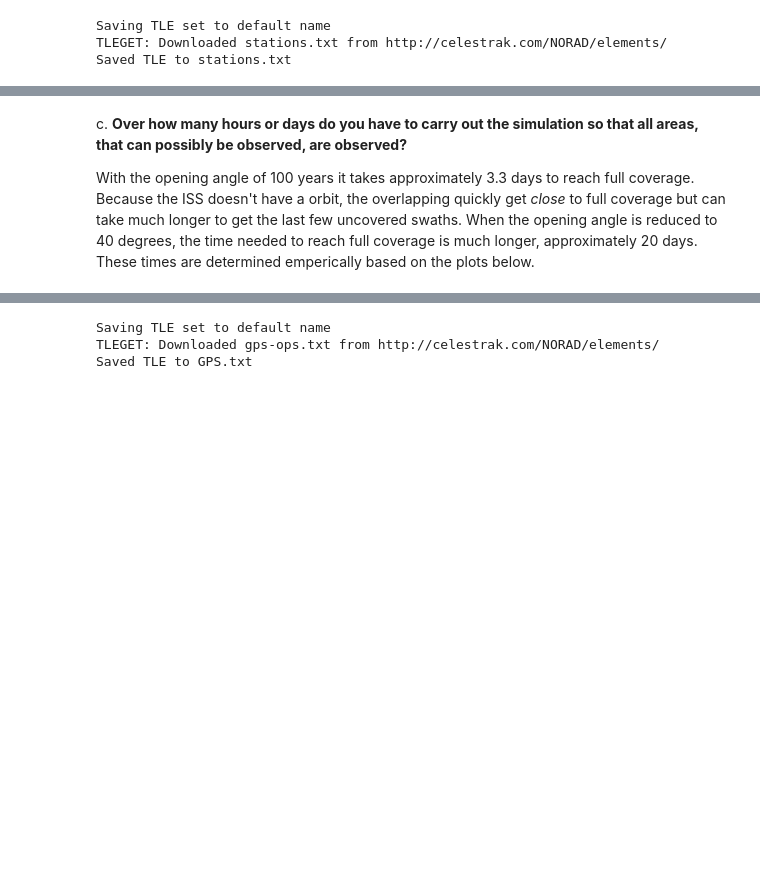
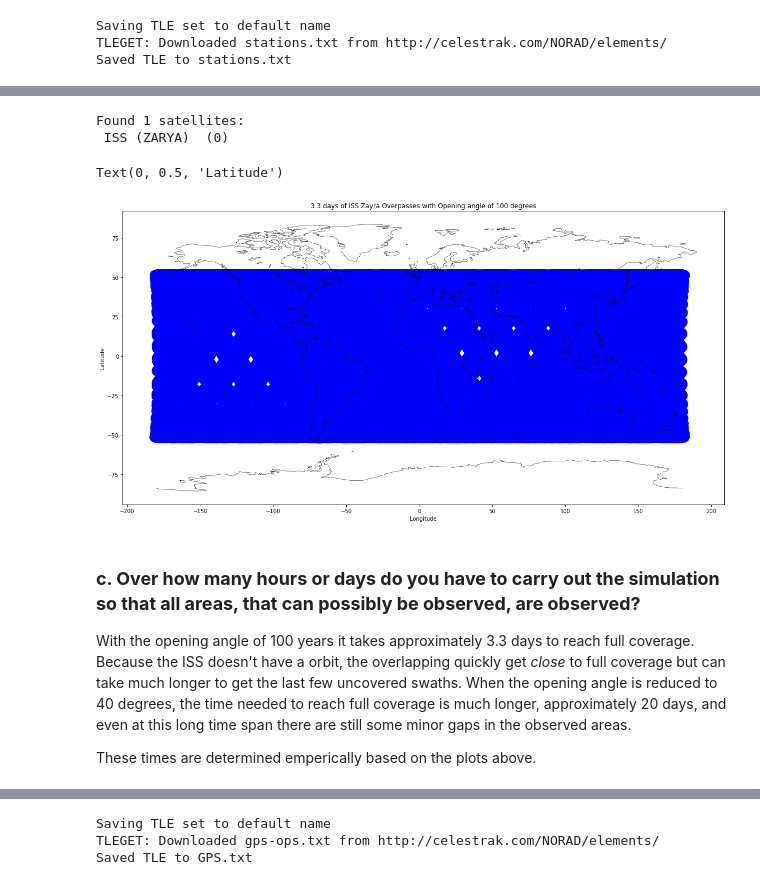
Before and after one commit to mlinds/sim_vis, a Jupyter notebook: assignment2/Assignment2Template.ipynb, the cells around one changed output, grey strips where cells are left out. Drawn from its saved outputs; the diff is of its cells as text; code cells hidden in the pictures; blank space fills up the shorter version.

```diff
--- a/assignment2/Assignment2Template.ipynb
+++ b/assignment2/Assignment2Template.ipynb
@@ -133,4 +152,66 @@ Found 1 satellites:
+# %%
+isat,name = tle.tlefind(tleERS,'ISS (ZA')
+numdays = 3.3
+t = tle.tledatenum(['2021-11-25 0:00:00', numdays*24*60 ,0.1])
+def calculate_iss_ecef(t):
+    """
+    accepts a time array
+
+    returns a tuple of the position and velocity arrays for the ISS Zayra spacecraft
+    """
+    iss_xvals,iss_vvals = tle.tle2vec(tleERS,t,'ISS (ZA')
+    iss_xvalse,iss_vvalse = crs.eci2ecef(t,xsat=iss_xvals,vsat=iss_vvals)
+    return iss_xvalse,iss_vvalse
+
+iss_xvalse,iss_vvalse = calculate_iss_ecef(t)
+
+# using code from the Tleplot
+
+lsat = np.arctan2(iss_xvalse[:,1], iss_xvalse[:,0]) * 180 / np.pi
+dsat = np.arctan(iss_xvalse[:,2] / np.sqrt(iss_xvalse[:,1]**2 + iss_xvalse[:,0]**2) )  * 180 / np.pi
+
+# implement masking as in TLEplot function
+lsatmask = np.ma.array(lsat)
+dsatmask = np.ma.array(dsat)
+lsatmask[np.hstack([False,np.abs(np.diff(lsat)) > 180])] = np.ma.masked
+dsatmask[np.hstack([False,np.abs(np.diff(dsat)) > 90])] = np.ma.masked
+
+Re = 6378136 # radius of earth in metres
+# satetlite radius using pythagorean theorum in 3d
+sat_rad = np.sqrt(np.sum(iss_xvalse**2,axis=1))
+
+
+# off nadir angles in radians
+nadir40 = np.deg2rad(40)/2
+nadir100 = np.deg2rad(100)/2
+# set up an empty array
+theta40 = np.zeros_like(lsatmask)
+theta100 = np.zeros_like(lsatmask)
+
+# calculation the theta for each position
+# equation from ex. 7: $\theta=\arcsin(\frac{r}{R_e}\sin(\eta))-\eta$
+theta40 = np.rad2deg(np.arcsin((sat_rad/Re)*np.sin(nadir40)-nadir40))
+theta100 = np.rad2deg(np.arcsin((sat_rad/Re)*np.sin(nadir100)-nadir100))
+# manually plot the circles for 100
+plt.figure(figsize=(20,10))
+for l,d,theta in zip(lsatmask,dsatmask,theta100):
+
+    sc_lat,sc_lon = scircle1(d,l,theta)
+    plt.plot(sc_lon,sc_lat,color='b',)
+
+
+plt.title(f'{numdays} days of ISS Zayra Overpasses with Opening angle of 100 degrees')
+plt.plot(coast["long"], coast["lat"], color='black', linewidth=0.5)
+plt.xlabel("Longitude")
+plt.ylabel("Latitude")
+# %% [output]
+Found 1 satellites:
+ ISS (ZARYA)  (0)
+Text(0, 0.5, 'Latitude')
+[figure, added]
 # %% [markdown]
-c. **Over how many hours or days do you have to carry out the simulation so that all areas, that can possibly be observed, are observed?**
+###  **c. Over how many hours or days do you have to carry out the simulation so that all areas, that can possibly be observed, are observed?**
 
-With the opening angle of 100 years it takes approximately 3.3 days to reach full coverage. Because the ISS doesn't have a orbit, the overlapping quickly get *close* to full coverage but can take much longer to get the last few uncovered swaths. When the opening angle is reduced to 40 degrees, the time needed to reach full coverage is much longer, approximately 20 days. These times are determined emperically based on the plots below.
+With the opening angle of 100 years it takes approximately 3.3 days to reach full coverage. Because the ISS doesn't have a orbit, the overlapping quickly get *close* to full coverage but can take much longer to get the last few uncovered swaths. When the opening angle is reduced to 40 degrees, the time needed to reach full coverage is much longer, approximately 20 days, and even at this long time span there are still some minor gaps in the observed areas.
+
+These times are determined emperically based on the plots above.
```
Also changed, not shown: parts of 14 cells of this notebook.
